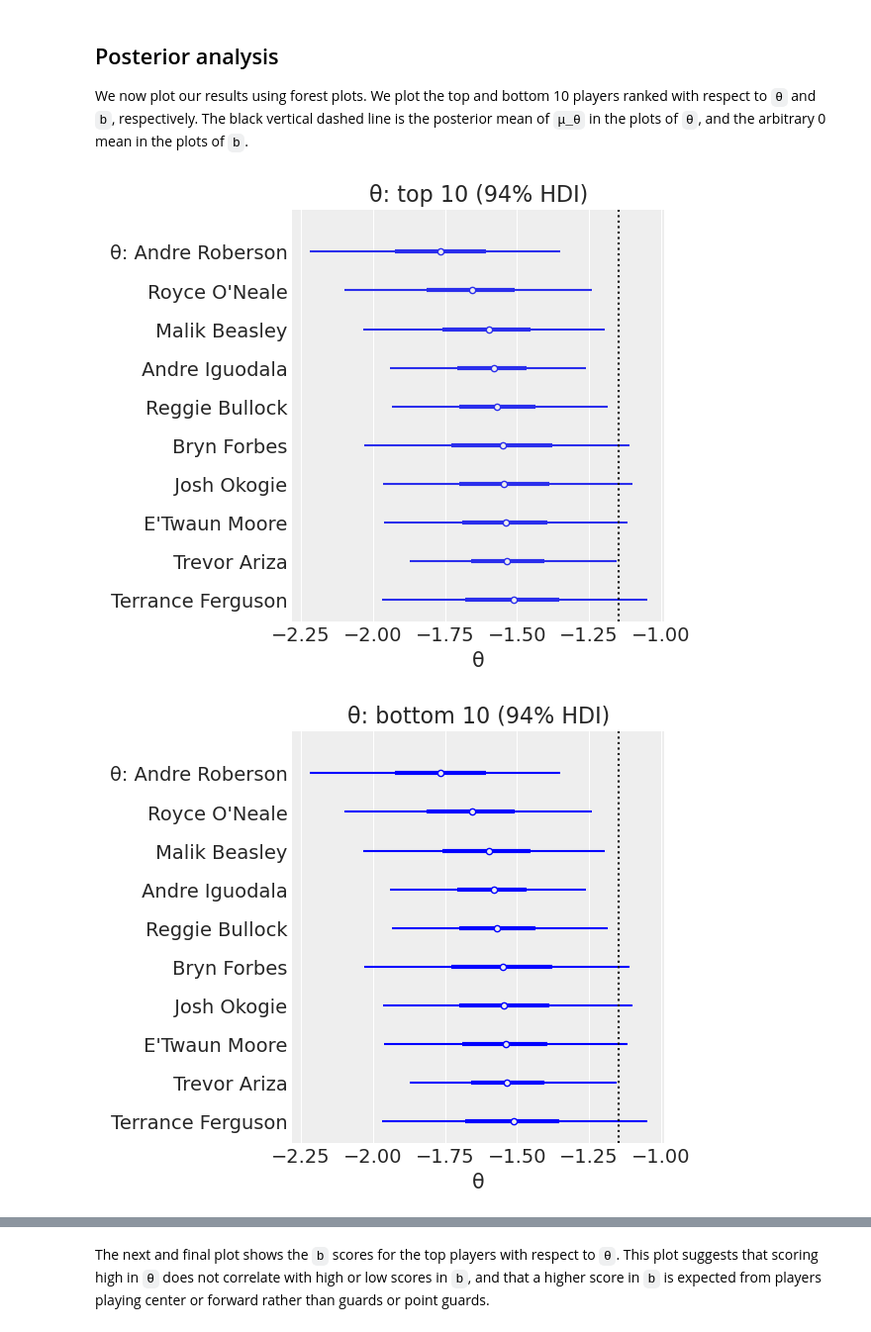
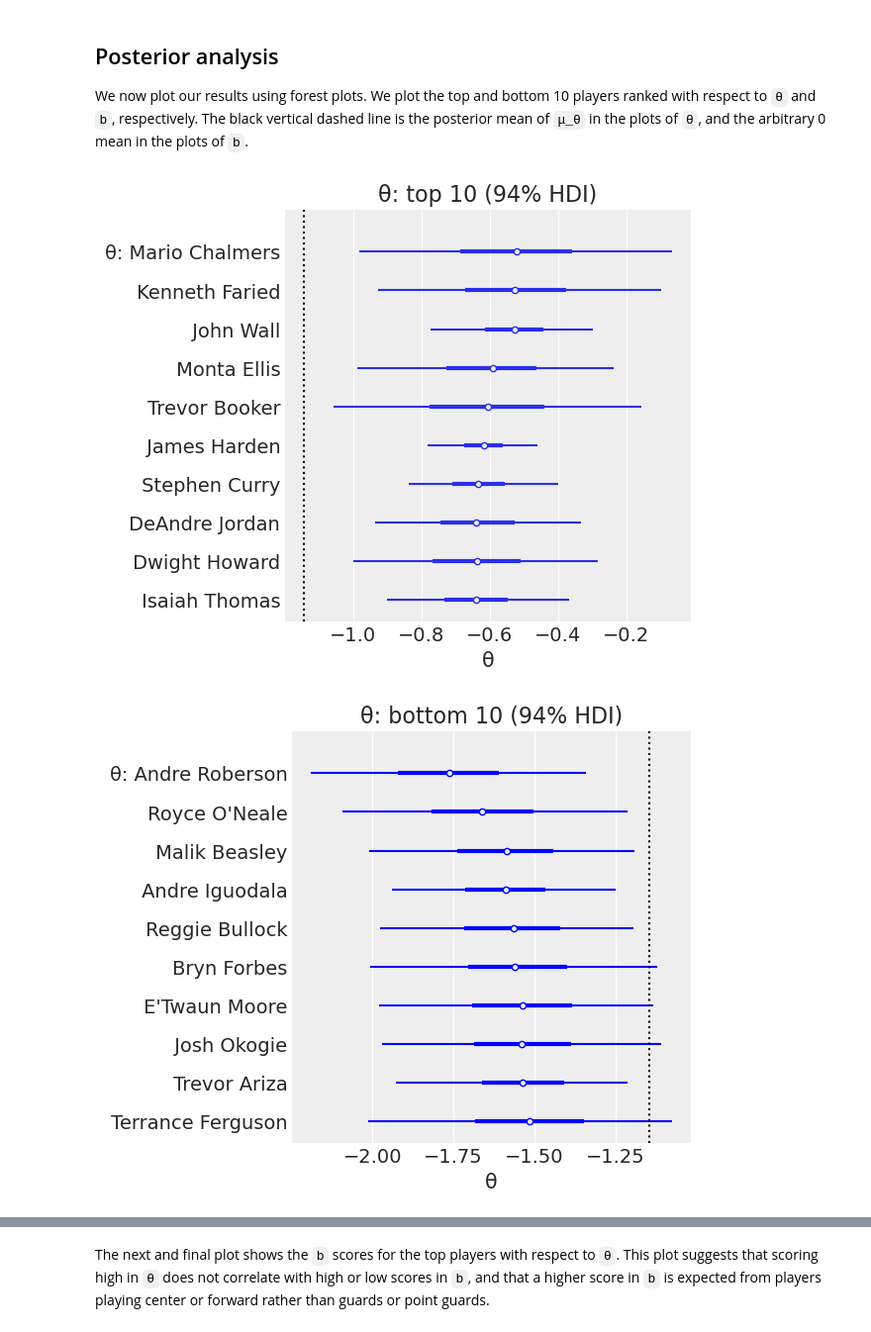
Before and after one commit to ltoniazzi/Item-Response-NBA, a Jupyter notebook: Item-Response-NBA.ipynb, the cells around one changed output, grey strips where cells are left out. Shown: that part at 99% size. Cells and saved outputs as stored; diff of their text form; code cells hidden in the pictures.

```diff
--- a/Item-Response-NBA.ipynb
+++ b/Item-Response-NBA.ipynb
@@ -41,27 +41,33 @@ We first import the original data set, and restrict ourselves to only a selectio
 try:
     orig_df = pd.read_csv('./data/basketball_fouls.csv',low_memory=False)
 except FileNotFoundError:
-    orig_df = pd.read_csv(pm.get_data('basketball_fouls.csv'))
-USECOLS = ['committing', 'disadvantaged', 'decision']
-df = orig_df[USECOLS].dropna(axis=0)
+    orig_df = pd.read_csv(pm.get_data('basketball_fouls.csv'),low_memory=False)
+
+df = orig_df[['committing', 'disadvantaged', 'decision']].dropna(axis=0)
 # %% [markdown]
 We now process our data in three steps:
  1. Create a column called `foul_called` that assigns 1 to a play if a foul was called, and 0 otherwise.
  2. Remove plays where either the committing or the disadvantaged player is not available, which is often given by the team name rather than `None`.
  3. Assign a unique id to all disadvantaged and all committing players and we add two columns to `df`, `committing_player_id` and `disadvantaged_player_id`, which give the id of the committing and disadvantaged players involved in each play.
 # %%
-#1
+#1. Create binary called foul variable
 def foul_called(decision):
+    '''Correct and incorrect noncalls (CNC and INC) take value 0.
+    Correct and incorrect calls (CC and IC) take value 1.
+    '''
     out = 0
     if (decision == 'CC') | (decision == 'IC'):
         out = 1
     return out
 df = df.assign(foul_called=lambda df: df['decision'].apply(foul_called))
 
-#2
+#2. Remove plays where less than two players are involved
 def player_available(player):
+    '''Substitute player with None if player is a team
+    name, instead of a player name.
+    '''
     if (player != None) & (player != 'Nene'):
-        if len(player.split(' '))==1:
+        if len(player.split(' ')) == 1:
             player = None
     return player
 df = df.assign(committing=lambda df: df['committing'].apply(player_available))
@@ -69,7 +75,7 @@ df = df.assign(disadvantaged=lambda df: df['disadvantaged'].apply(player_availab
 df = df[df.committing.notna()]
 df = df[df.disadvantaged.notna()]
 
-#3
+#3. Assign id to committing and disadvantaged players
 disadvantaged = list(set(df.disadvantaged))
 disadvantaged.sort()
 committing = list(set(df.committing))
@@ -197,38 +206,40 @@ Sampling 4 chains for 1_000 tune and 1_000 draw iterations (4_000 + 4_000 draws
 ## Posterior analysis
 We now plot our results using forest plots. We plot the top and bottom 10 players ranked with respect to `θ` and `b`, respectively. The black vertical dashed line is the posterior mean of `μ_θ` in the plots of `θ`, and the arbitrary 0 mean in the plots of `b`.
 # %%
-def top_bottom_10(inferencedata,var,bottom_bool):
+def order_posterior(inferencedata,var,bottom_bool):
     xarray_ = inferencedata.posterior[var].mean(dim=['chain','draw'])
     return xarray_.sortby(xarray_,ascending=bottom_bool)
-top_θ = top_bottom_10(trace,'θ',False)
-top_θ = top_bottom_10(trace,'θ',True)
-top_b = top_bottom_10(trace,'b',False)
-bottom_b = top_bottom_10(trace,'b',True)
+top_θ, bottom_θ = order_posterior(trace,'θ',False), order_posterior(trace,'θ',True)
+top_b, bottom_b = order_posterior(trace,'b',False), order_posterior(trace,'b',True)
 μ_θ_mean, μ_b_mean = trace.posterior['μ_θ'].mean(), 0
 
+#θ: plot top 10
 ax = az.plot_forest(trace,var_names=['θ'], combined=True,
                     coords={'disadvantaged':top_θ[:10].coords['disadvantaged']})
 ax[0].set_title('θ: top 10 (94% HDI)')
 ax[0].set_xlabel('θ')
 ax[0].axvline(μ_θ_mean,color='black',ls=':', label ='mean')
 
+#θ: plot bottom 10
 ax = az.plot_forest(trace,var_names=['θ'], colors='blue', combined=True,
-                    coords={'disadvantaged':top_θ[:10].coords['disadvantaged']})
+                    coords={'disadvantaged':bottom_θ[:10].coords['disadvantaged']})
 ax[0].set_title('θ: bottom 10 (94% HDI)')
 ax[0].set_xlabel('θ')
 ax[0].axvline(μ_θ_mean,color='black',ls=':')
 
+#b: plot top 10
 ax = az.plot_forest(trace,var_names=['b'], colors='blue', combined=True,
                     coords={'committing':top_b[:10].coords['committing']})
 ax[0].set_title('b: top 10 (94% HDI)')
 ax[0].set_xlabel('b')
 ax[0].axvline(μ_b_mean,color='black',ls=':')
 
+#b: plot bottom 10
 ax = az.plot_forest(trace,var_names=['b'], colors='blue', combined=True,
                     coords={'committing':bottom_b[:10].coords['committing']})
 ax[0].set_title('b: bottom 10 (94% HDI)')
 ax[0].set_xlabel('b')
 ax[0].axvline(μ_b_mean,color='black',ls=':');
 # %% [output]
-[figure, old version]
+[figure, new version]
-[figure, old version]
+[figure, new version]
```
Also changed, not shown: parts of 9 cells of this notebook.
